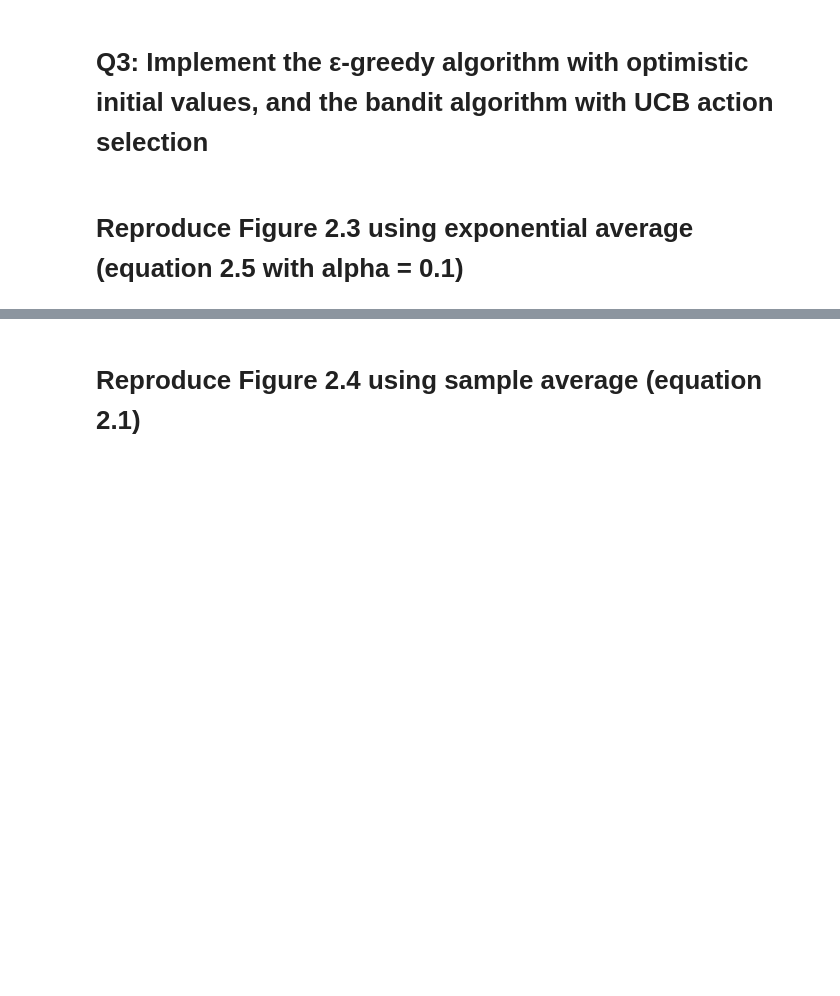
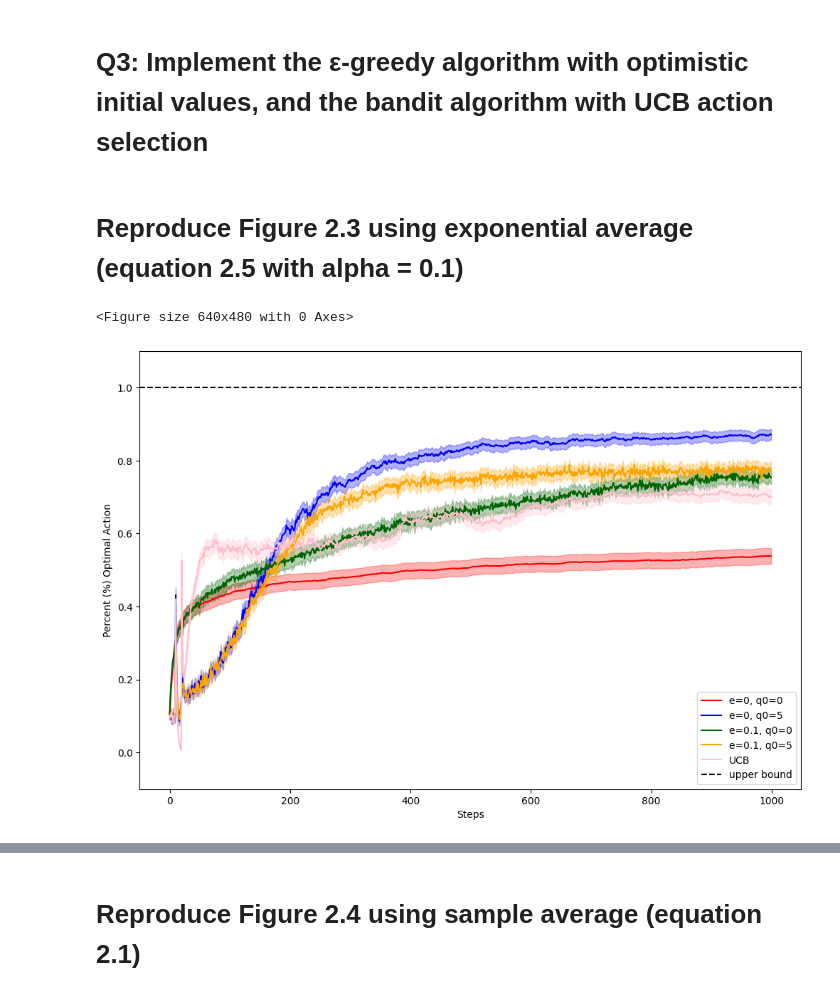
Before and after one commit to dbcometto/cs5180rl, a Jupyter notebook: homework/ex1_26spring.ipynb, the cells around one changed output, grey strips where cells are left out. Drawn from its saved outputs; the diff is of its cells as text; code cells hidden in the pictures; blank space fills up the shorter version.

```diff
--- a/homework/ex1_26spring.ipynb
+++ b/homework/ex1_26spring.ipynb
@@ -317,8 +374,8 @@ plot_curves([action_array_for_first_method],
 Please note, instead of using the sample-average technique,
 Use equation 2.5 to update the Q values with \alpha=0.1
 """
-class EpsilonGreedyAgent(object):
-    def __init__(self, k: int, init: int, epsilon: float) -> None:
+class EpsilonGreedyAgentConstant(object):
+    def __init__(self, k: int, init: int, epsilon: float, alpha: float) -> None:
         """Epsilon greedy bandit agent
 
         Args:
@@ -335,12 +392,17 @@ class EpsilonGreedyAgent(object):
         # Epsilon value
         self.epsilon = epsilon
 
+        # Alpha value
+        self.alpha = alpha
+
         # Q-values for each arm
         self.Q = None
         # Number of times each arm was pulled
         self.N = None
         # Current total number of steps
         self.t = None
+
+        self.actiontypes = ["exploit","explore"]
 
     def reset(self) -> None:
         """Initialize or reset Q-values and counts
@@ -361,6 +423,13 @@ class EpsilonGreedyAgent(object):
         # CODE HERE: please implement the epsilon-greedy strategy to select the action
         # return int
 
+        actiontype = np.random.choice(self.actiontypes,p=[1-self.epsilon, self.epsilon])
+        if actiontype == "exploit":
+            return self.argmax(self.Q)
+        else:
+            return np.random.randint(self.k)
+
+
     def update(self, action: int, reward: float) -> None:
         """Update Q-values and N after observing reward.
 
@@ -373,10 +442,13 @@ class EpsilonGreedyAgent(object):
 
         # CODE HERE: implement the incremental update
         # update the self.N
+        self.N[action] += 1
 
         # CODE HERE: update self.Q with the incremental update
         # Note: For reproducing Figure 2.3, implement the exponential average (equation 2.5)
         # Note: For reproducing Figure 2.4, implement the sample average (equation 2.1)
+        #self.Q[action] += 1/self.N[action]*(reward-self.Q[action])
+        self.Q[action] += self.alpha*(reward-self.Q[action])
 
 
     @staticmethod
@@ -390,3 +462,7 @@ class EpsilonGreedyAgent(object):
             arr: sequence of values
         """
         #CODE HERE: implement argmax_a Q(a) for the greedy action selection, breaking ties randomly.
+        # return int
+
+        max_indices = np.where(arr>=np.max(arr))
+        return np.random.choice(max_indices[0])
@@ -511,13 +828,26 @@ def run_ucb_agent(run_num, time_step, c):
    for multiple times for different parameter combination. Please use smaller run_num and time_step for Debug only.
    For example, run_num = 100, time_step = 1000
 """
+# always set the random seed for results reproduction
+np.random.seed(1234)
+random.seed(1234)
+
 # set the running parameters
 run_num = 2000
 time_step = 1000
 
 # CODE HERE:
 # 1. Run the epsilon-greedy agent experiment for initial value = 0.0, epsilon = 0.0
+rewards21, actions21, ub21 = run_epsilon_greedy_agent_constant(run_num, time_step, epsilon=0.0, init=0.0, alpha=0.1)
+
 # 2. Run the epsilon-greedy agent experiment for initial value = 5.0, epsilon = 0.0
+rewards22, actions22, ub22 = run_epsilon_greedy_agent_constant(run_num, time_step, epsilon=0.0, init=5.0, alpha=0.1)
+
 # 3. Run the epsilon-greedy agent experiment for initial value = 0.0, epsilon = 0.1
+rewards23, actions23, ub23 = run_epsilon_greedy_agent_constant(run_num, time_step, epsilon=0.1, init=0.0, alpha=0.1)
+
 # 4. Run the epsilon-greedy agent experiment for initial value = 5.0, epsilon = 0.1
+rewards24, actions24, ub24 = run_epsilon_greedy_agent_constant(run_num, time_step, epsilon=0.1, init=5.0, alpha=0.1)
+
 # 5. Run the UCB agent experiment for c=2
+rewards25, actions25, ub25 = run_ucb_agent_constant(run_num, time_step, c=2, alpha=0.1)
@@ -530,0 +854,10 @@ plot_curves([action_array_for_first_method],
+# %%
+# Plot the "% Optimal action" figure
+plot_curves([actions21,actions22,actions23,actions24,actions25],
+            ["e=0, q0=0","e=0, q0=5","e=0.1, q0=0","e=0.1, q0=5","UCB"],
+            ["red","blue","darkgreen","orange","pink"],
+            np.array([1]),
+            "Percent (%) Optimal Action")
+# %% [output]
+<Figure size 640x480 with 0 Axes>
+[figure, added]
```
Also changed, not shown: parts of 21 cells of this notebook.
